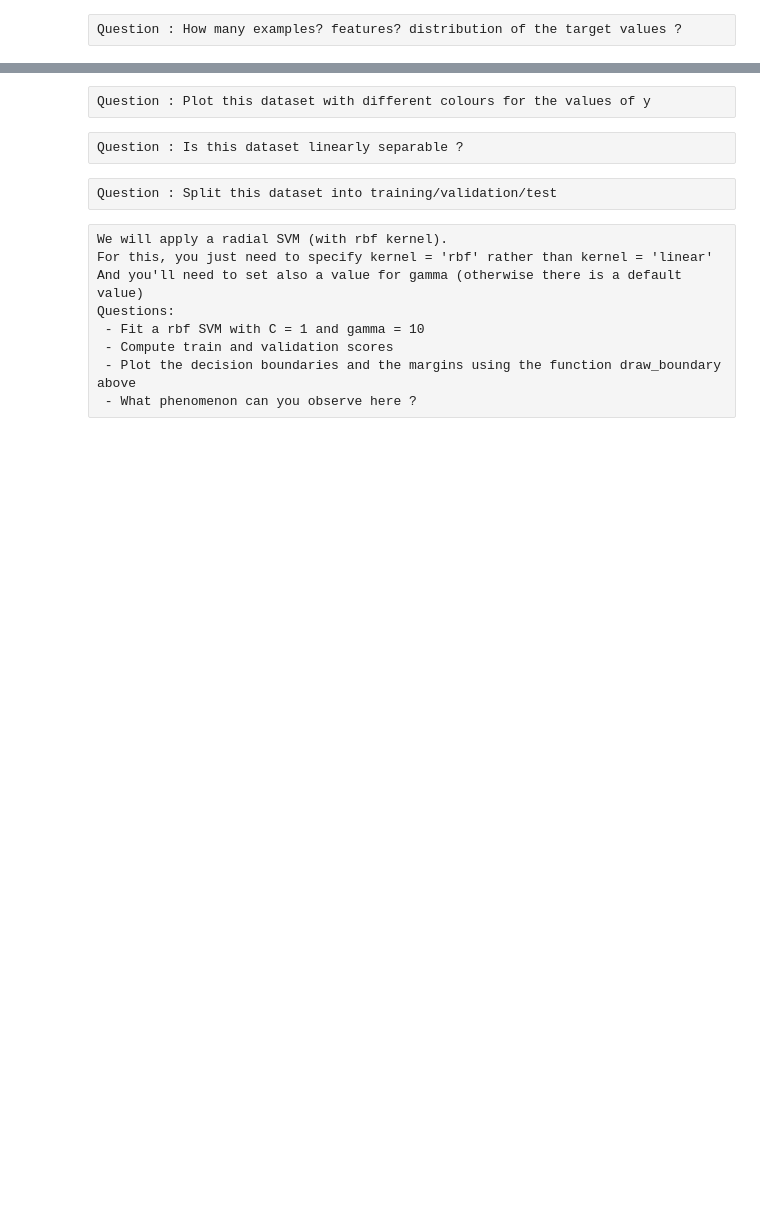
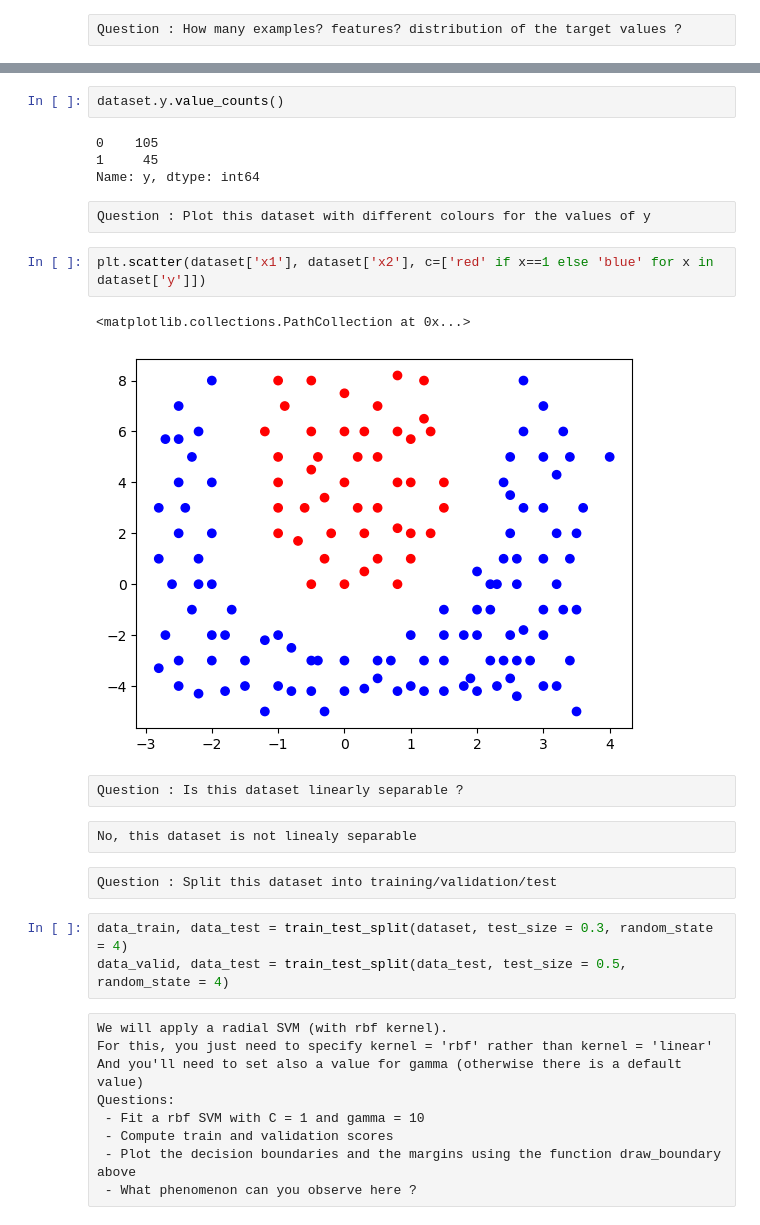
Before and after one commit to maodo/miage_fst, a Jupyter notebook: TP5/TP_SVM_student.ipynb, the cells around one changed output, grey strips where cells are left out. Cells and saved outputs as stored; diff of their text form; blank space fills up the shorter version.

```diff
--- a/TP5/TP_SVM_student.ipynb
+++ b/TP5/TP_SVM_student.ipynb
@@ -287,9 +467,25 @@ Question : How many examples? features? distribution of the target values ?
+# %%
+dataset.y.value_counts()
+# %% [output]
+0    105
+1     45
+Name: y, dtype: int64
 # %% [raw]
 Question : Plot this dataset with different colours for the values of y
+# %%
+plt.scatter(dataset['x1'], dataset['x2'], c=['red' if x==1 else 'blue' for x in dataset['y']])
+# %% [output]
+<matplotlib.collections.PathCollection at 0x...>
+[figure, added]
 # %% [raw]
 Question : Is this dataset linearly separable ?
+# %% [raw]
+No, this dataset is not linealy separable
 # %% [raw]
 Question : Split this dataset into training/validation/test
+# %%
+data_train, data_test = train_test_split(dataset, test_size = 0.3, random_state = 4)
+data_valid, data_test = train_test_split(data_test, test_size = 0.5, random_state = 4)
 # %% [raw]
 We will apply a radial SVM (with rbf kernel).
 For this, you just need to specify kernel = 'rbf' rather than kernel = 'linear'
```
Also changed, not shown: parts of 51 cells of this notebook, 1 other file.
